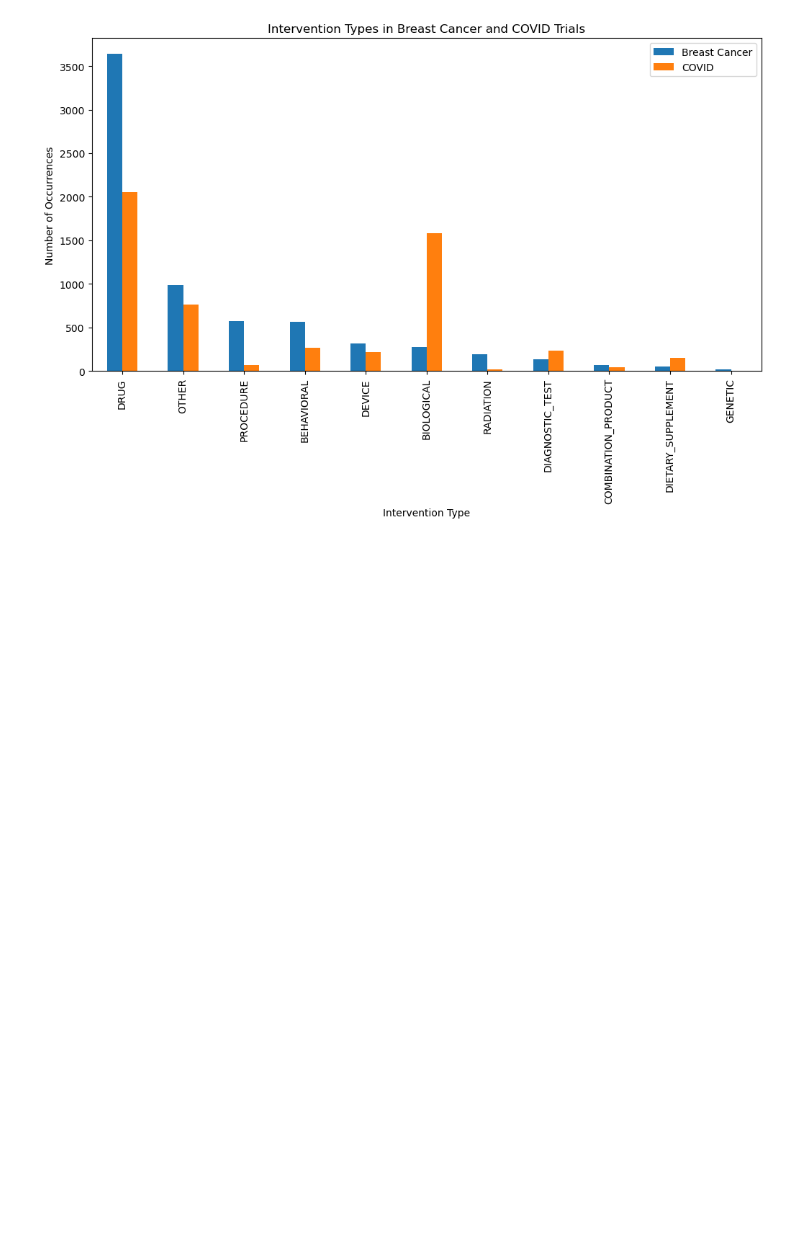
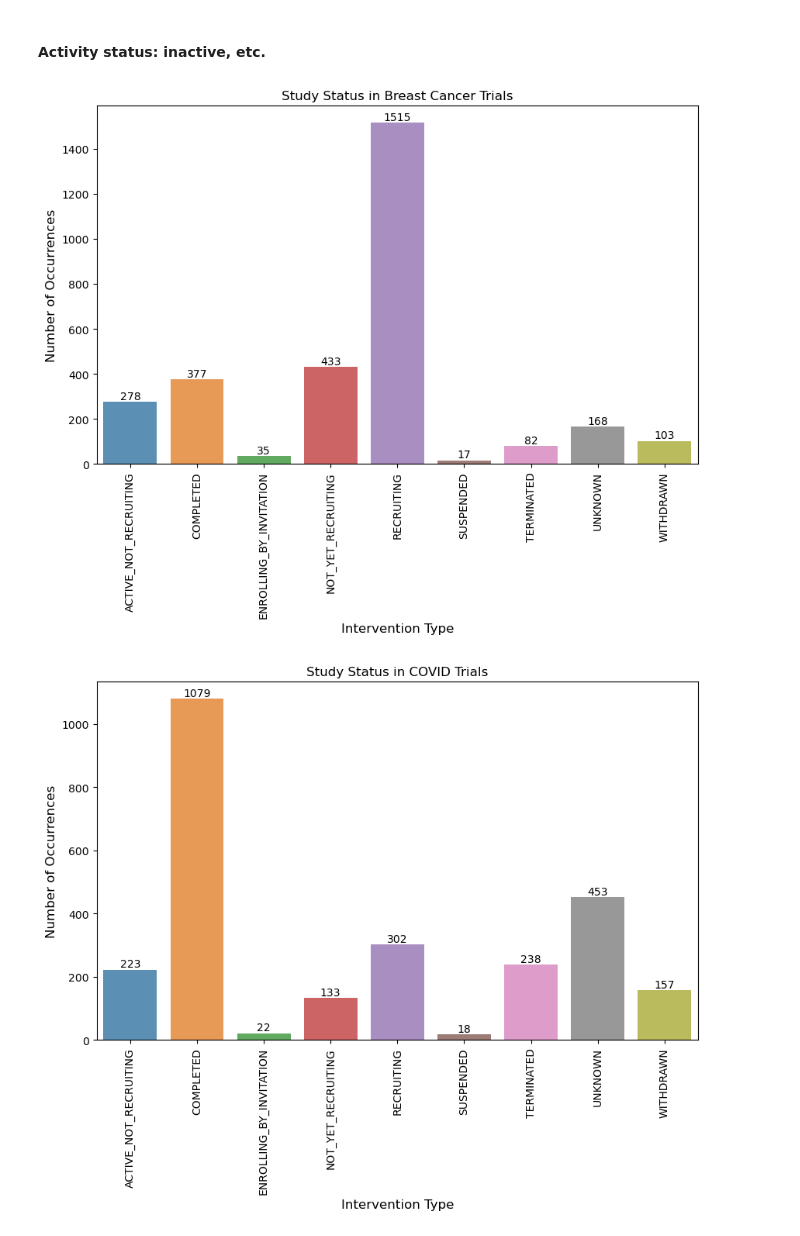
Before and after one commit to harooks/Clinical-Trials-Data-Analysis, a Jupyter notebook: partA_haruko.ipynb, the cells around one changed output. Drawn from its saved outputs; the diff is of its cells as text; code cells hidden in the pictures; blank space fills up the shorter version.

```diff
--- a/partA_haruko.ipynb
+++ b/partA_haruko.ipynb
@@ -75,7 +77,9 @@ covid_counts_interventionType_counts = covid_intervention_df['Type'].value_count
 # Create a new DataFrame with these counts
 df = pd.DataFrame({'Breast Cancer': breast_cancer_interventionType_counts, 'COVID': covid_counts_interventionType_counts})
 
-df = df.sort_values(by='Breast Cancer', ascending=False)
+# df = df.sort_values(by='Breast Cancer', ascending=False)
+# sort alphabetically
+df = df.sort_index()
 
 # Fill NaN values with 0
 df = df.fillna(0)
@@ -88,5 +92,37 @@ plt.ylabel('Number of Occurrences')
 plt.xlabel('Intervention Type')
 
 plt.show()
-# %% [output]
-[figure, removed]
+# %% [markdown]
+#### Activity status: inactive, etc.
+# %%
+# Start Date,Primary Completion Date,Completion Date,First Posted,Results First Posted,Last Update Posted,
+
+def bar_plot(df, title):
+    # Count the frequency of each intervention type
+    type_counts = df.value_counts()
+
+    # Sort the values alphabetically
+    type_counts = type_counts.sort_index()
+
+    # Create a bar plot
+    plt.figure(figsize=(10, 6))
+    barplot = sns.barplot(x=type_counts.index, y=type_counts.values, alpha=0.8)
+
+    # Add the actual values on top of each bar
+    for i, value in enumerate(type_counts.values):
+        barplot.text(i, value, value, ha='center', va='bottom')
+
+    plt.title(title)
+    plt.ylabel('Number of Occurrences', fontsize=12)
+    plt.xlabel('Intervention Type', fontsize=12)
+
+    # Rotate x labels for better visibility
+    plt.xticks(rotation=90)
+
+    plt.show()
+
+bar_plot(breast_cancer_df['Study Status'], 'Study Status in Breast Cancer Trials')
+bar_plot(covid_df['Study Status'], 'Study Status in COVID Trials')
+# %% [output]
+[figure, added]
+[figure, added]
```
Also changed, not shown: parts of 3 cells of this notebook, 6 other files.
